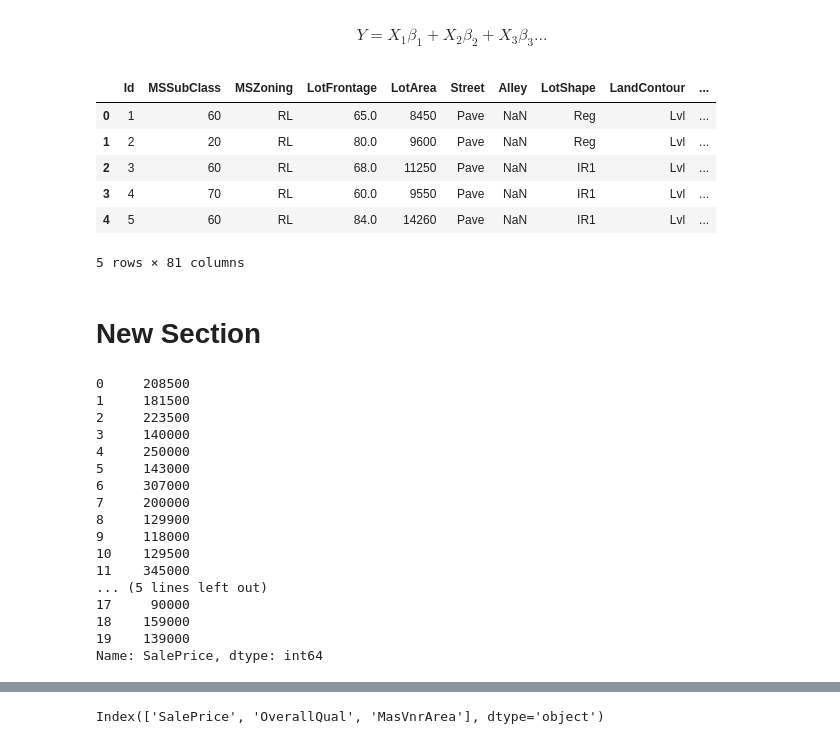
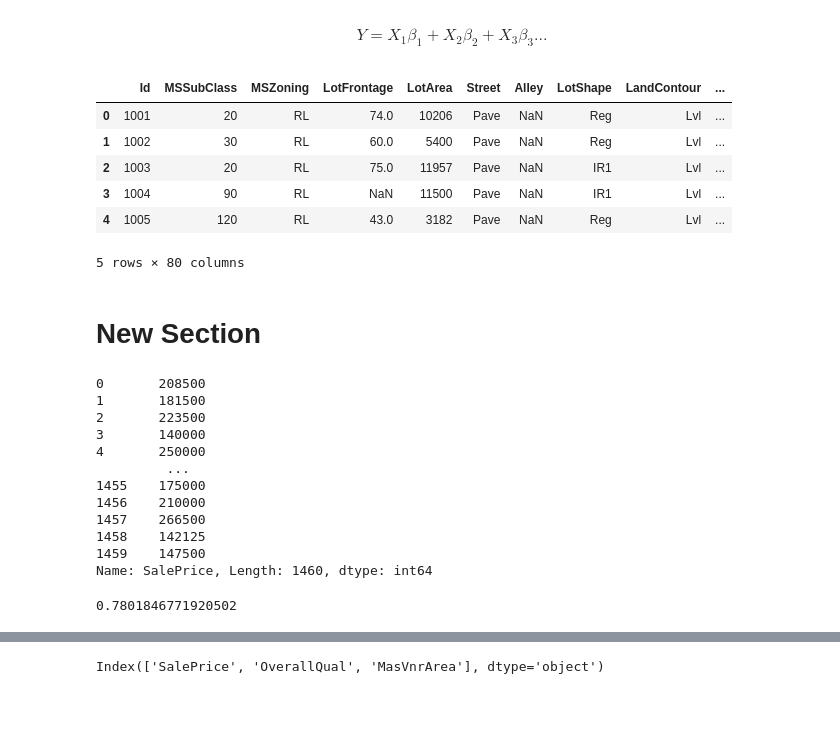
Before and after one commit to tjpapenfuss/PS4HouseDataExercise, a Jupyter notebook: Predict_House_Prices_Part_1.ipynb, the cells around one changed output, grey strips where cells are left out. Cells and saved outputs as stored; diff of their text form; code cells hidden in the pictures; blank space fills up the shorter version.

```diff
--- a/Predict_House_Prices_Part_1.ipynb
+++ b/Predict_House_Prices_Part_1.ipynb
@@ -24,40 +25,38 @@ LotConfig — Lot configuration
 # %% [markdown]
 $$Y = X_{1}\beta_{1} + X_{2}\beta_{2} + X_{3}\beta_{3}...$$
 # %%
-data = pd.read_csv('train.csv')
-data.shape
-train = data.iloc[0:20,:]
+train = pd.read_csv('train.csv')
+# train = data.iloc[0:1460,:]
 
 train.to_json('housedata.json')
 train.head()
+
+test_data = pd.read_csv('test.csv')
+
+test_data.head()
 # %% [output]
 |  | Id | MSSubClass | MSZoning | LotFrontage | LotArea | Street | Alley | LotShape | LandContour | ... |
-| 0 | 1 | 60 | RL | 65.0 | 8450 | Pave | NaN | Reg | Lvl | ... |
-| 1 | 2 | 20 | RL | 80.0 | 9600 | Pave | NaN | Reg | Lvl | ... |
-| 2 | 3 | 60 | RL | 68.0 | 11250 | Pave | NaN | IR1 | Lvl | ... |
-| 3 | 4 | 70 | RL | 60.0 | 9550 | Pave | NaN | IR1 | Lvl | ... |
-| 4 | 5 | 60 | RL | 84.0 | 14260 | Pave | NaN | IR1 | Lvl | ... |
+| 0 | 1001 | 20 | RL | 74.0 | 10206 | Pave | NaN | Reg | Lvl | ... |
+| 1 | 1002 | 30 | RL | 60.0 | 5400 | Pave | NaN | Reg | Lvl | ... |
+| 2 | 1003 | 20 | RL | 75.0 | 11957 | Pave | NaN | IR1 | Lvl | ... |
+| 3 | 1004 | 90 | RL | NaN | 11500 | Pave | NaN | IR1 | Lvl | ... |
+| 4 | 1005 | 120 | RL | 43.0 | 3182 | Pave | NaN | Reg | Lvl | ... |
-5 rows × 81 columns
+5 rows × 80 columns
 # %% [markdown]
 # New Section
 # %%
 # investigate Sale Price
 train['SalePrice']
 # %% [output]
-0     208500
-1     181500
-2     223500
-3     140000
-4     250000
-5     143000
-6     307000
-7     200000
-8     129900
-9     118000
-10    129500
-11    345000
-... (5 lines left out)
-17     90000
-18    159000
-19    139000
-Name: SalePrice, dtype: int64
+0       208500
+1       181500
+2       223500
+3       140000
+4       250000
+         ...
+1455    175000
+1456    210000
+1457    266500
+1458    142125
+1459    147500
+Name: SalePrice, Length: 1460, dtype: int64
@@ -63,0 +151,7 @@ Name: SalePrice, dtype: int64
+# %%
+# Setup the regression. Make sure we get the R squared value.
+LR = LinearRegression()
+regressor = LR.fit(x_train, y_train)
+regressor.score(x_train, y_train)
+# %% [output]
+0.7801846771920502
```
Also changed, not shown: parts of 7 cells of this notebook, 2 other files.
